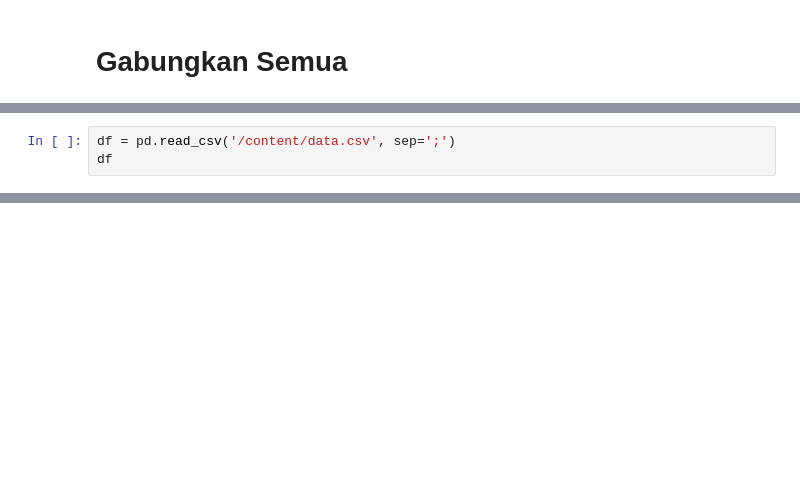
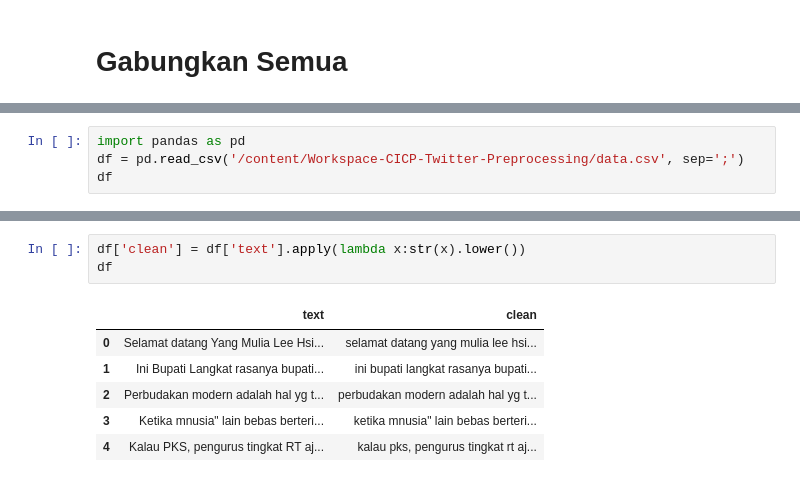
Before and after one commit to tarangga/Workspace-CICP-Twitter-Preprocessing, a Jupyter notebook: Learn_Twitter_Preprocessing.ipynb, the cells around one changed output, grey strips where cells are left out. Cells and saved outputs as stored; diff of their text form; blank space fills up the shorter version.

```diff
--- a/Learn_Twitter_Preprocessing.ipynb
+++ b/Learn_Twitter_Preprocessing.ipynb
@@ -104,3 +258,4 @@ import pandas as pd
 # %%
-df = pd.read_csv('/content/data.csv', sep=';')
+import pandas as pd
+df = pd.read_csv('/content/Workspace-CICP-Twitter-Preprocessing/data.csv', sep=';')
 df
@@ -107 +269,11 @@ df
+# %%
+df['clean'] = df['text'].apply(lambda x:str(x).lower())
+df
+# %% [output]
+|  | text | clean |
+| 0 | Selamat datang Yang Mulia Lee Hsi... | selamat datang yang mulia lee hsi... |
+| 1 | Ini Bupati Langkat rasanya bupati... | ini bupati langkat rasanya bupati... |
+| 2 | Perbudakan modern adalah hal yg t... | perbudakan modern adalah hal yg t... |
+| 3 | Ketika mnusia" lain bebas berteri... | ketika mnusia" lain bebas berteri... |
+| 4 | Kalau PKS, pengurus tingkat RT aj... | kalau pks, pengurus tingkat rt aj... |
 # %%
```
Also changed, not shown: parts of 43 cells of this notebook.
